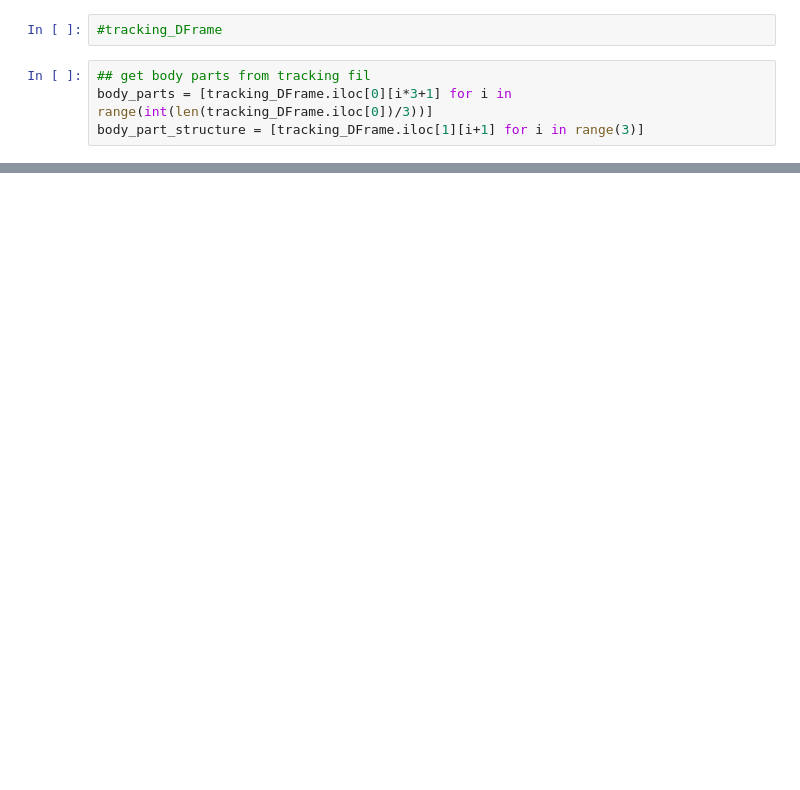
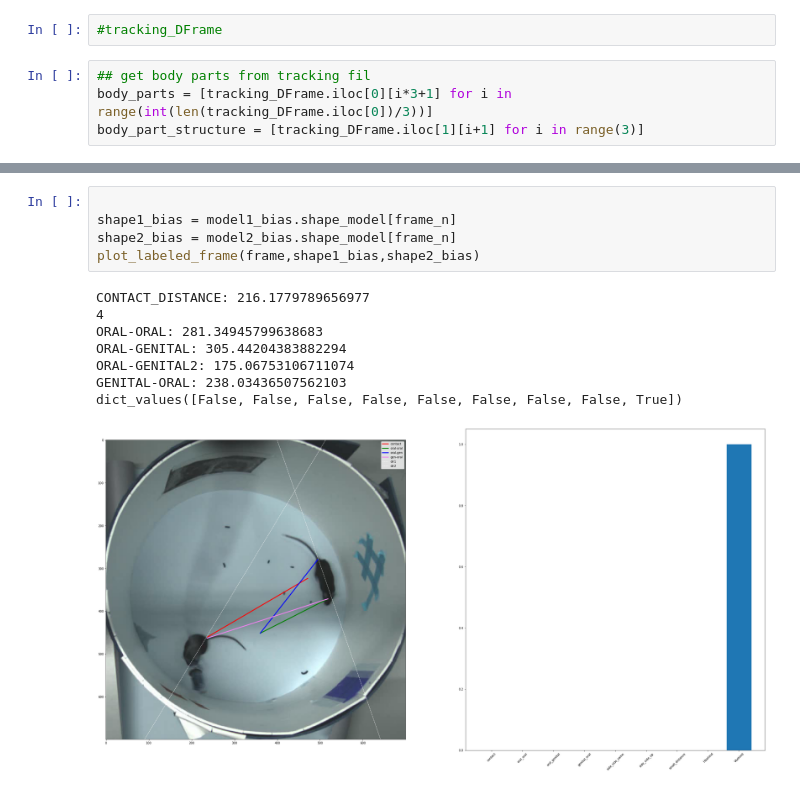
Before and after one commit to melisamc89/social_interaction, a Jupyter notebook: src/ethogram_parameters.ipynb, the cells around one changed output, grey strips where cells are left out. Cells and saved outputs as stored; diff of their text form; blank space fills up the shorter version.

```diff
--- a/src/ethogram_parameters.ipynb
+++ b/src/ethogram_parameters.ipynb
@@ -701,0 +716,14 @@ dict_values([False, False, False, False, False, False, False, True, False])
+# %%
+
+shape1_bias = model1_bias.shape_model[frame_n]
+shape2_bias = model2_bias.shape_model[frame_n]
+plot_labeled_frame(frame,shape1_bias,shape2_bias)
+# %% [output]
+CONTACT_DISTANCE: 216.1779789656977
+4
+ORAL-ORAL: 281.34945799638683
+ORAL-GENITAL: 305.44204383882294
+ORAL-GENITAL2: 175.06753106711074
+GENITAL-ORAL: 238.03436507562103
+dict_values([False, False, False, False, False, False, False, False, True])
+[figure, added]
```
Also changed, not shown: parts of 18 cells of this notebook.
